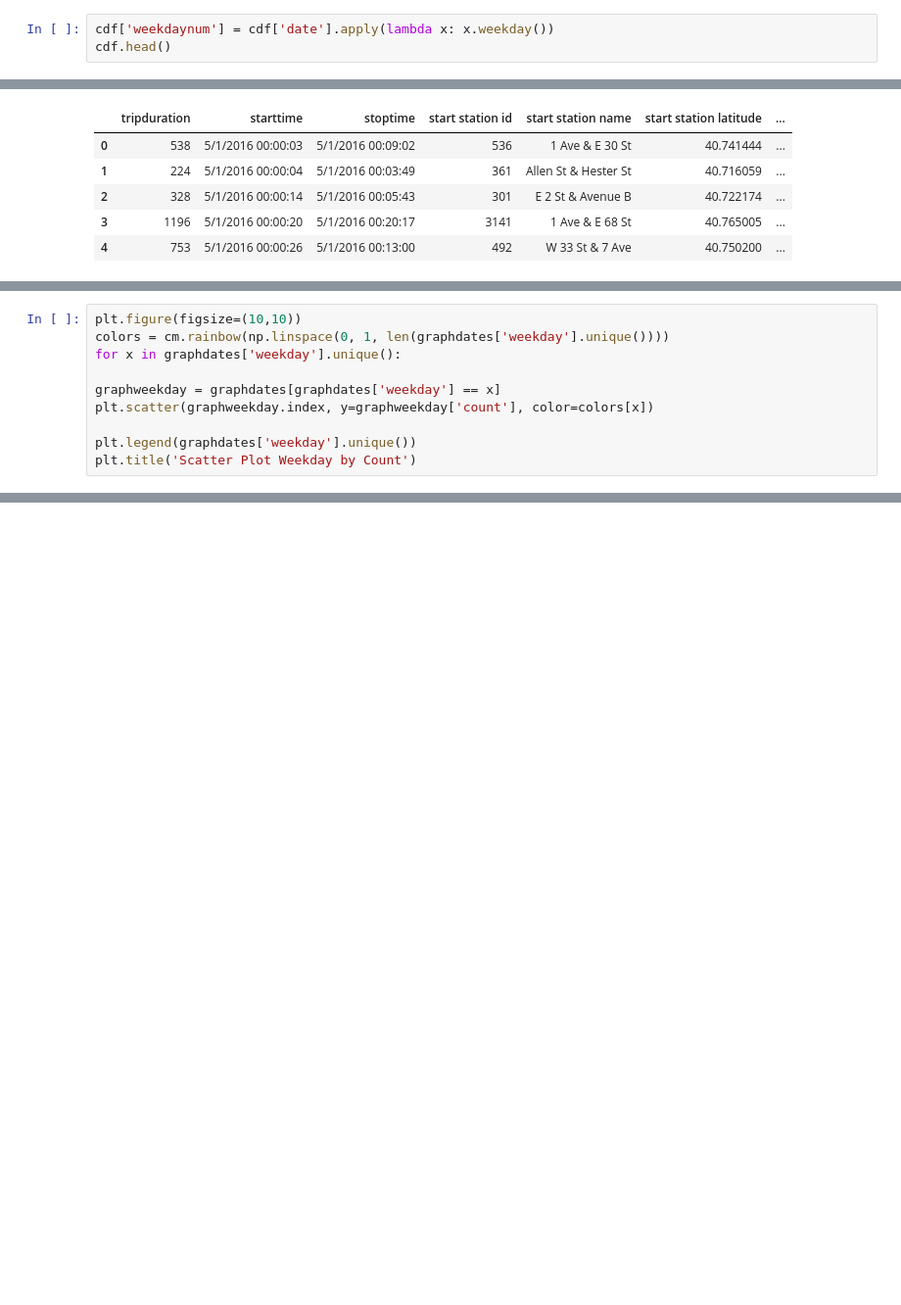
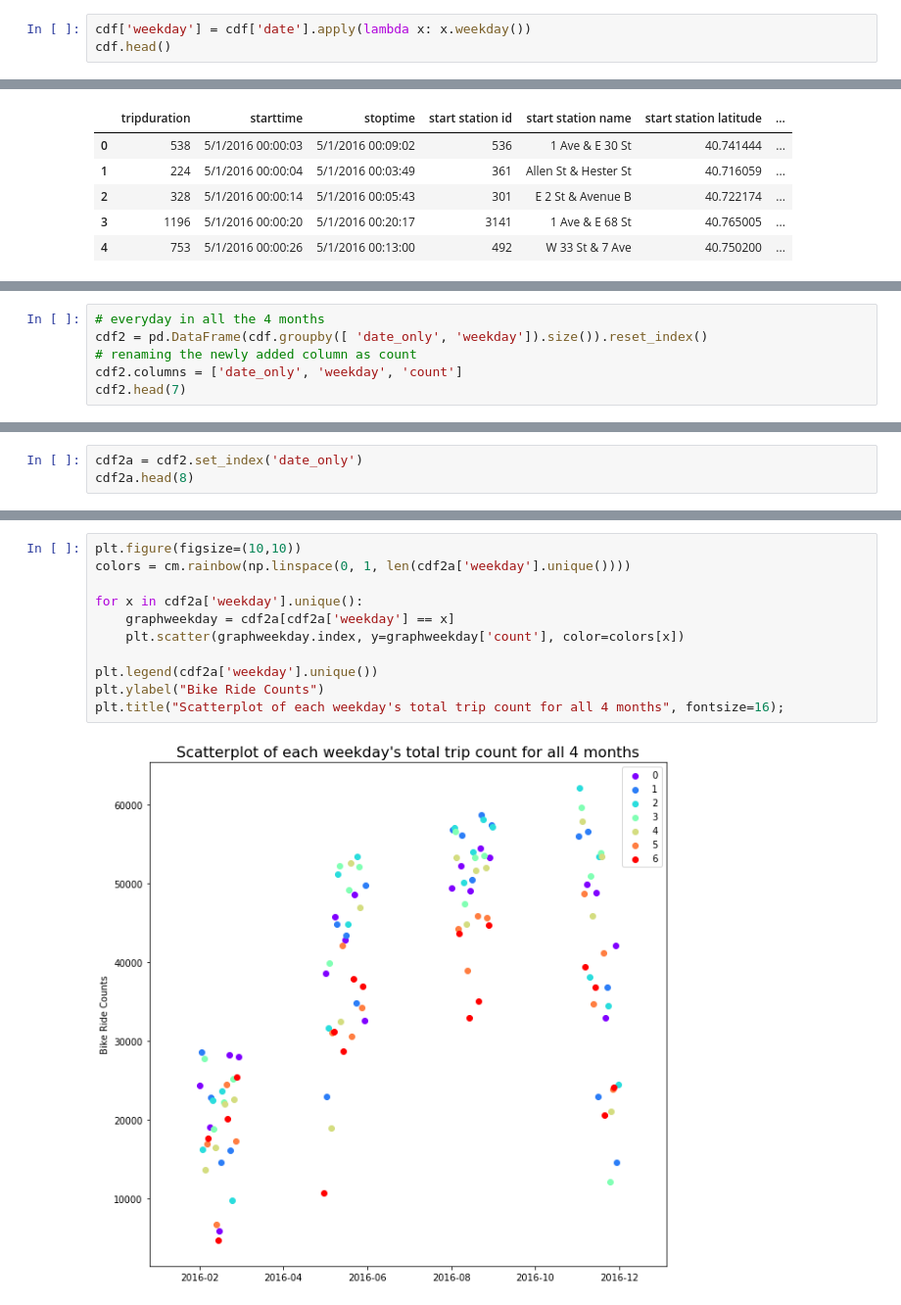
Before and after one commit to qygoh/PUI2018_qg412, a Jupyter notebook: HW8_qg412/Assignment2.ipynb, the cells around one changed output, grey strips where cells are left out. Shown: that part at 98% size. Cells and saved outputs as stored; diff of their text form; blank space fills up the shorter version.

```diff
--- a/HW8_qg412/Assignment2.ipynb
+++ b/HW8_qg412/Assignment2.ipynb
@@ -147,7 +170,7 @@ cdf.head()
 | 3 | 1196 | 5/1/2016 00:00:20 | 5/1/2016 00:20:17 | 3141 | 1 Ave & E 68 St | 40.765005 | ... |
 | 4 | 753 | 5/1/2016 00:00:26 | 5/1/2016 00:13:00 | 492 | W 33 St & 7 Ave | 40.750200 | ... |
 # %%
-cdf['weekdaynum'] = cdf['date'].apply(lambda x: x.weekday())
+cdf['weekday'] = cdf['date'].apply(lambda x: x.weekday())
 cdf.head()
 # %% [output]
 |  | tripduration | starttime | stoptime | start station id | start station name | start station latitude | ... |
@@ -237,10 +191,0 @@ NameError: name 'graphunredacted' is not defined
-# %%
-plt.figure(figsize=(10,10))
-colors = cm.rainbow(np.linspace(0, 1, len(graphdates['weekday'].unique())))
-for x in graphdates['weekday'].unique():
-
-graphweekday = graphdates[graphdates['weekday'] == x]
-plt.scatter(graphweekday.index, y=graphweekday['count'], color=colors[x])
-
-plt.legend(graphdates['weekday'].unique())
-plt.title('Scatter Plot Weekday by Count')
@@ -426,0 +218,6 @@ Figure 3: Bar chart showing the average bike trips in Saturday and Sunday in Jun
+# %%
+# everyday in all the 4 months
+cdf2 = pd.DataFrame(cdf.groupby([ 'date_only', 'weekday']).size()).reset_index()
+# renaming the newly added column as count
+cdf2.columns = ['date_only', 'weekday', 'count']
+cdf2.head(7)
@@ -426,0 +307,3 @@ Figure 3: Bar chart showing the average bike trips in Saturday and Sunday in Jun
+# %%
+cdf2a = cdf2.set_index('date_only')
+cdf2a.head(8)
@@ -426,0 +321,13 @@ Figure 3: Bar chart showing the average bike trips in Saturday and Sunday in Jun
+# %%
+plt.figure(figsize=(10,10))
+colors = cm.rainbow(np.linspace(0, 1, len(cdf2a['weekday'].unique())))
+
+for x in cdf2a['weekday'].unique():
+    graphweekday = cdf2a[cdf2a['weekday'] == x]
+    plt.scatter(graphweekday.index, y=graphweekday['count'], color=colors[x])
+
+plt.legend(cdf2a['weekday'].unique())
+plt.ylabel("Bike Ride Counts")
+plt.title("Scatterplot of each weekday's total trip count for all 4 months", fontsize=16);
+# %% [output]
+[figure, added]
```
Also changed, not shown: parts of 72 cells of this notebook, 1 other file.
